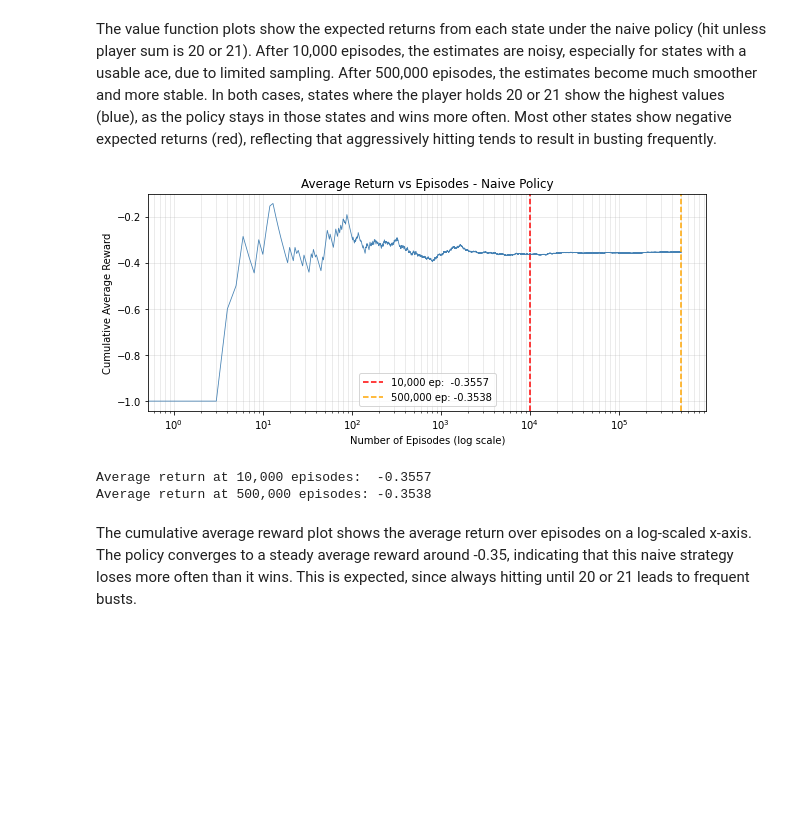
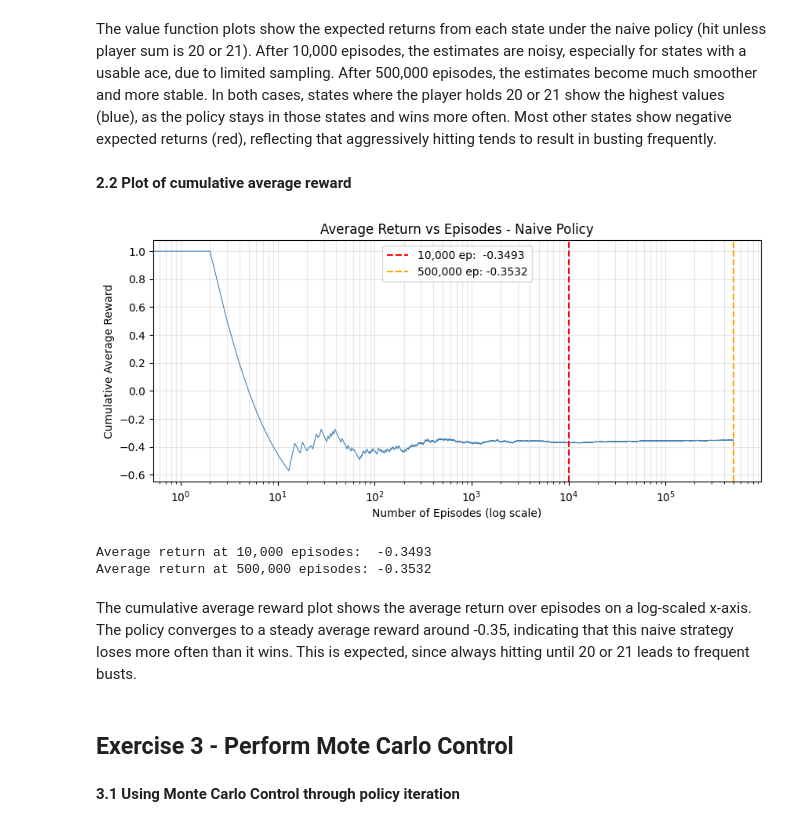
Before and after one commit to edwall201/Machine-Learning-26-Spring, a Jupyter notebook: assign6/assign6.ipynb, the cells around one changed output. Cells and saved outputs as stored; diff of their text form; code cells hidden in the pictures; blank space fills up the shorter version.

```diff
--- a/assign6/assign6.ipynb
+++ b/assign6/assign6.ipynb
@@ -409,26 +411,29 @@ plt.show()
 # %% [markdown]
 The value function plots show the expected returns from each state under the naive policy (hit unless player sum is 20 or 21). After 10,000 episodes, the estimates are noisy, especially for states with a usable ace, due to limited sampling. After 500,000 episodes, the estimates become much smoother and more stable. In both cases, states where the player holds 20 or 21 show the highest values (blue), as the policy stays in those states and wins more often. Most other states show negative expected returns (red), reflecting that aggressively hitting tends to result in busting frequently.
+# %% [markdown]
+**2.2 Plot of cumulative average reward**
 # %%
-# 2.2 Cumulative average reward vs episodes (log scale)
 plt.figure(figsize=(10, 4))
 plt.plot(avg_500k, color='steelblue', linewidth=0.8)
 plt.xscale('log')
 plt.xlabel('Number of Episodes (log scale)')
 plt.ylabel('Cumulative Average Reward')
 plt.title('Average Return vs Episodes - Naive Policy')
-plt.axvline(x=10_000,  color='red',    linestyle='--',
-            label=f'10,000 ep:  {avg_10k[-1]:.4f}')
-plt.axvline(x=500_000, color='orange', linestyle='--',
-            label=f'500,000 ep: {avg_500k[-1]:.4f}')
+plt.axvline(x=10_000,  color='red',    linestyle='--', label=f'10,000 ep:  {avg_10k[-1]:.4f}')
+plt.axvline(x=500_000, color='orange', linestyle='--', label=f'500,000 ep: {avg_500k[-1]:.4f}')
 plt.legend()
 plt.grid(True, which='both', alpha=0.3)
 plt.show()
 
 print(f"Average return at 10,000 episodes:  {avg_10k[-1]:.4f}")
 print(f"Average return at 500,000 episodes: {avg_500k[-1]:.4f}")
 # %% [output]
-[figure, old version]
+[figure, new version]
-Average return at 10,000 episodes:  -0.3557
-Average return at 500,000 episodes: -0.3538
+Average return at 10,000 episodes:  -0.3493
+Average return at 500,000 episodes: -0.3532
 # %% [markdown]
 The cumulative average reward plot shows the average return over episodes on a log-scaled x-axis. The policy converges to a steady average reward around -0.35, indicating that this naive strategy loses more often than it wins. This is expected, since always hitting until 20 or 21 leads to frequent busts.
+# %% [markdown]
+## Exercise 3 - Perform Mote Carlo Control
+# %% [markdown]
+**3.1 Using Monte Carlo Control through policy iteration**
```
Also changed, not shown: parts of 8 cells of this notebook.
